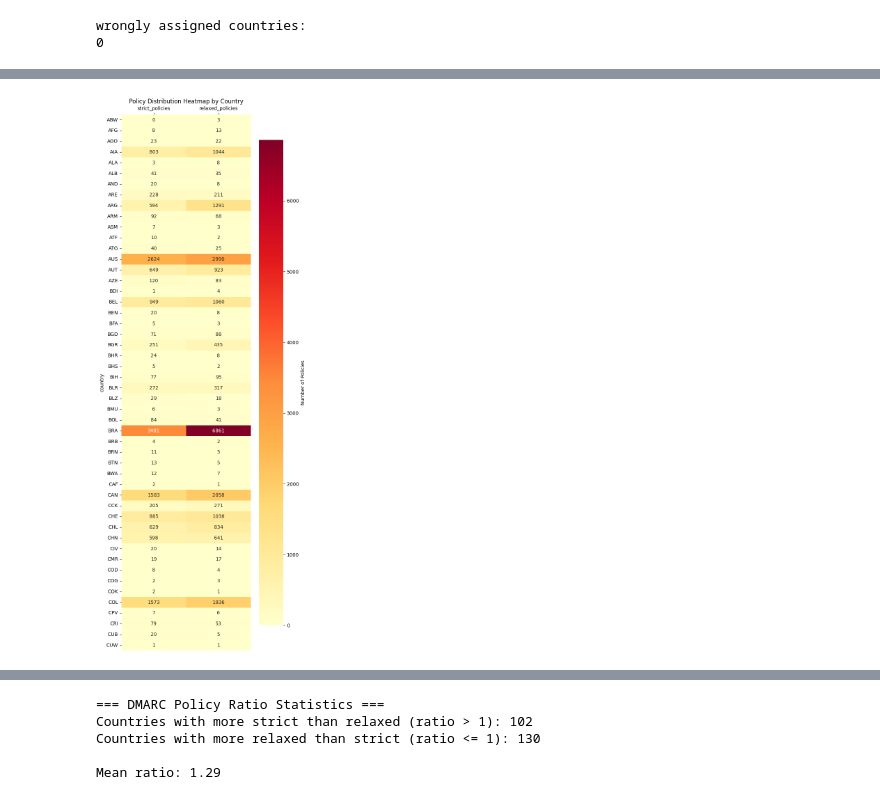
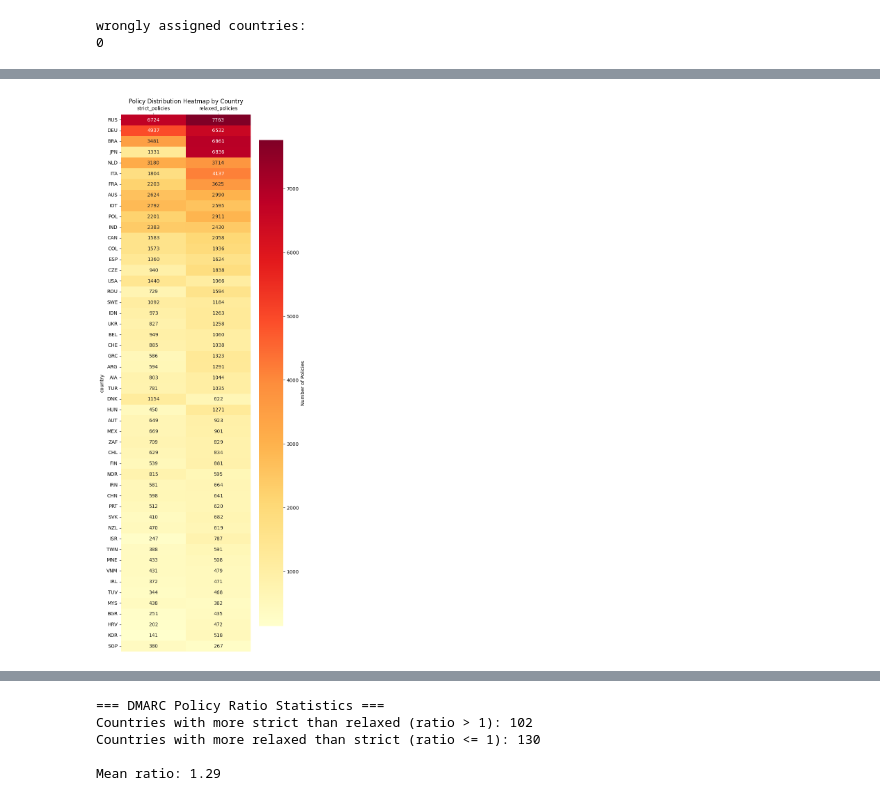
Before and after one commit to internettransparency/dmarc-cctld-research, a Jupyter notebook: notebooks/process-results.ipynb, the cells around one changed output, grey strips where cells are left out. Drawn from its saved outputs; the diff is of its cells as text; code cells hidden in the pictures.

```diff
--- a/notebooks/process-results.ipynb
+++ b/notebooks/process-results.ipynb
@@ -96,7 +93,7 @@ memory usage: 11.3+ MB
 None
 # %%
 def is_policy_strict(p, sp):
-    if p in ['none', None, 'invalid']:
+    if p in ['none', 'invalid', None]:  # None (null) is no policy at all! which is different than 'none'
         return False
     if sp in ['none', 'invalid']:
         return False
@@ -152,9 +149,11 @@ def get_aggr_policy_count_per_country(cctld_dmarc_pdf):
 
     # Calculate ratio (handling division by zero)
     policy_counts_pdf['difference'] = policy_counts_pdf['strict_policies'] - policy_counts_pdf['relaxed_policies']
-    # if relaxed policy is 0, then there will be a div by zero error... just assign 1 to those. and it won't affect the ratio.
-    policy_counts_pdf.loc[policy_counts_pdf['relaxed_policies'] == 0, 'relaxed_policies'] = 1
-    policy_counts_pdf['ratio'] = policy_counts_pdf['strict_policies'] / (policy_counts_pdf['relaxed_policies'])
+    # if relaxed policy is 0, then there will be a div by zero error... just assign 1 to those
+    policy_counts_pdf['ratio'] = np.where(policy_counts_pdf['relaxed_policies'] == 0,
+        policy_counts_pdf['strict_policies'],  # When denominator is 0, return numerator
+        policy_counts_pdf['strict_policies'] / policy_counts_pdf['relaxed_policies']  # Otherwise divide normally
+    )
     policy_counts_pdf['total_policies'] = policy_counts_pdf['strict_policies'] + policy_counts_pdf['relaxed_policies']
 
     return policy_counts_pdf
@@ -205,22 +273,27 @@ strict_relaxed_policy_correlation(policy_counts_pdf.copy(), threshold=1500)
 # %%
 def policy_distribution_heatmap(policy_counts_pdf):
     # Reshape data for heatmap
+    policy_counts_pdf['total_policies'] = (
+        policy_counts_pdf['strict_policies'] + policy_counts_pdf['relaxed_policies']
+    )
+    # sorting by total:
+    policy_counts_pdf = policy_counts_pdf.sort_values(by='total_policies', ascending=False)
     heatmap_data = policy_counts_pdf.set_index('country')[['strict_policies', 'relaxed_policies']]
 
     # Create heatmap (show top 50 for readability)
     plt.figure(figsize=(6, 20))
     sns.heatmap(heatmap_data.head(50),
                 annot=True,
                 fmt='d',
                 cmap='YlOrRd',
                 cbar_kws={'label': 'Number of Policies'})
 
     plt.title('Policy Distribution Heatmap by Country')
     plt.yticks(rotation=0)
     plt.gca().xaxis.tick_top()  # Move x-axis labels to top
     plt.gca().xaxis.set_label_position('top')  # Move x-axis label to top
     plt.show()
 
 policy_distribution_heatmap(policy_counts_pdf.copy())
 # %% [output]
-[figure, old version]
+[figure, new version]
```
Also changed, not shown: parts of 38 cells of this notebook, 1 other file.
